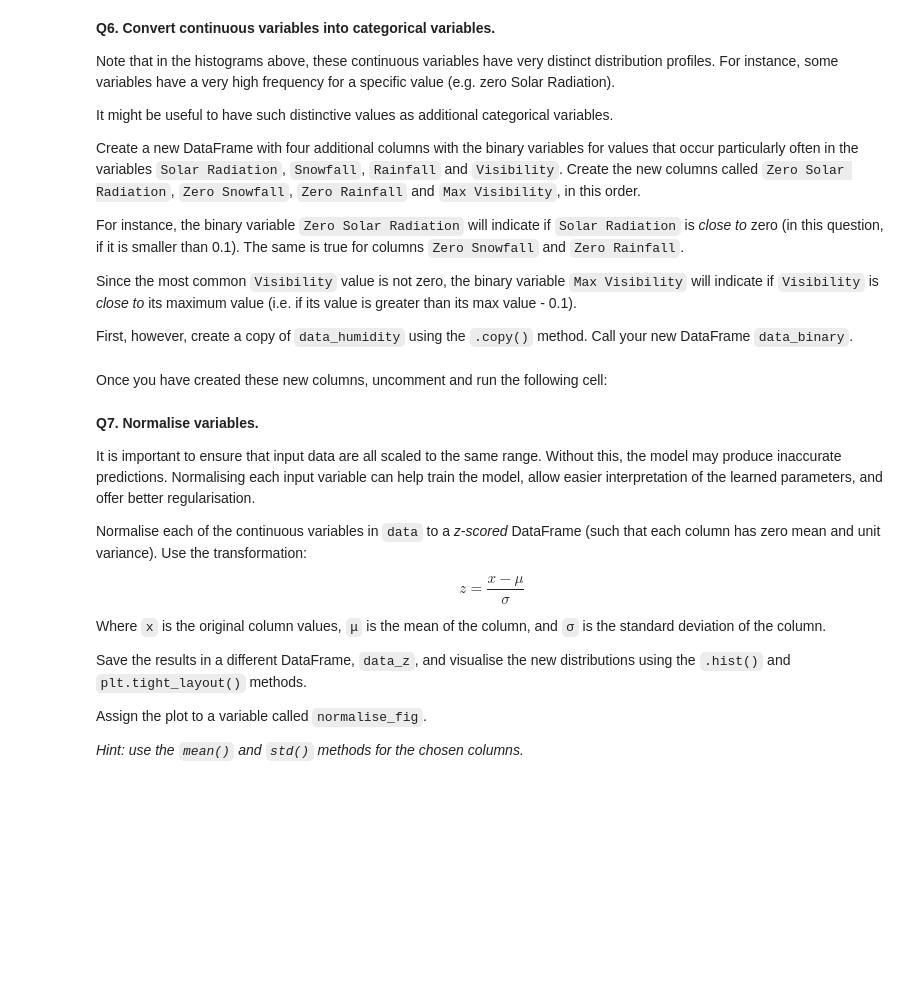
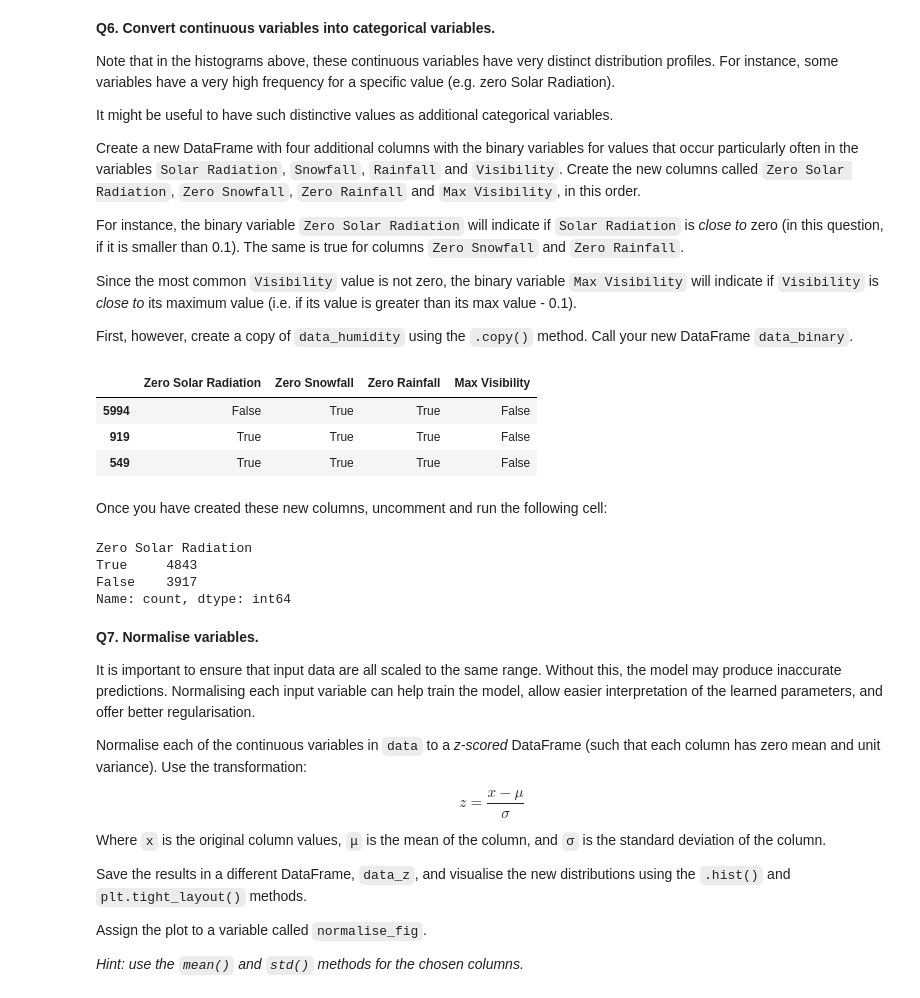
Before and after one commit to asankova/cambridge-spark, a Jupyter notebook: 2-machine-learning-intro/1-seoul-bike-rental-analysis/seoul_bike_rental_analysis.ipynb, the cells around one changed output. Saved outputs shown, nothing was run; the diff lists cells and outputs as text; code cells hidden in the pictures; blank space fills up the shorter version.

```diff
--- a/2-machine-learning-intro/1-seoul-bike-rental-analysis/seoul_bike_rental_analysis.ipynb
+++ b/2-machine-learning-intro/1-seoul-bike-rental-analysis/seoul_bike_rental_analysis.ipynb
@@ -118,12 +153,10 @@ Keep the same column name.
 # %%
 # Add your code below
 data_humidity = data_season.copy()
-
 humidity_map = {
     "<30%": 15,
     "30%-70%": 50,
     ">70%": 85
 }
-
-data_humidity["Humidity(%)"] = data_humidity["Humidity(%)"].replace(humidity_map).astype(float)
+data_humidity["Humidity(%)"] = data_humidity["Humidity(%)"].map(humidity_map).astype(float)
 data_humidity["Humidity(%)"].dtype
@@ -174,17 +228,25 @@ First, however, create a copy of `data_humidity` using the `.copy()` method. Cal
 # %%
 # Add your code below
 data_binary = data_humidity.copy()
-
-data_binary["Zero Solar Radiation"] = data_binary["Solar Radiation (MJ/m2)"] < 0.1
-data_binary["Zero Snowfall"] = data_binary["Snowfall (cm)"] < 0.1
-data_binary["Zero Rainfall"] = data_binary["Rainfall(mm)"] < 0.1
-
-max_vis = data_binary["Visibility (10m)"].max()
-data_binary["Max Visibility"] = data_binary["Visibility (10m)"] > (max_vis - 0.1)
+data_binary['Zero Solar Radiation'] = data_binary['Solar Radiation (MJ/m2)'] < 0.1
+data_binary['Zero Snowfall'] = data_binary['Snowfall (cm)'] < 0.1
+data_binary['Zero Rainfall'] = data_binary['Rainfall(mm)'] < 0.1
+data_binary['Max Visibility'] = data_binary['Visibility (10m)'] > (data_binary['Visibility (10m)'].max() - 0.1)
+data_binary[["Zero Solar Radiation", "Zero Snowfall", "Zero Rainfall", "Max Visibility"]].sample(3)
+# %% [output]
+|  | Zero Solar Radiation | Zero Snowfall | Zero Rainfall | Max Visibility |
+| 5994 | False | True | True | False |
+| 919 | True | True | True | False |
+| 549 | True | True | True | False |
 # %% [markdown]
 Once you have created these new columns, uncomment and run the following cell:
 # %%
 data_binary["Zero Solar Radiation"].value_counts()
+# %% [output]
+Zero Solar Radiation
+True     4843
+False    3917
+Name: count, dtype: int64
 # %% [markdown]
 **Q7. Normalise variables.**
 
```
Also changed, not shown: parts of 17 cells of this notebook, 11 other files.
